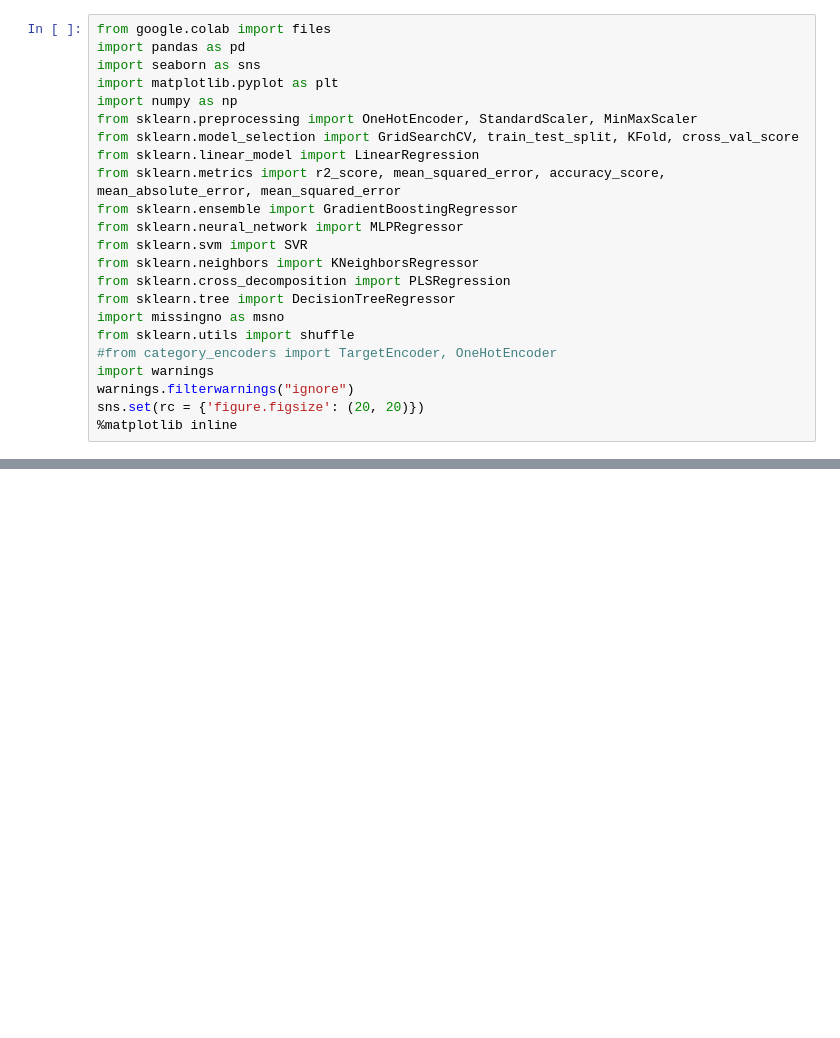
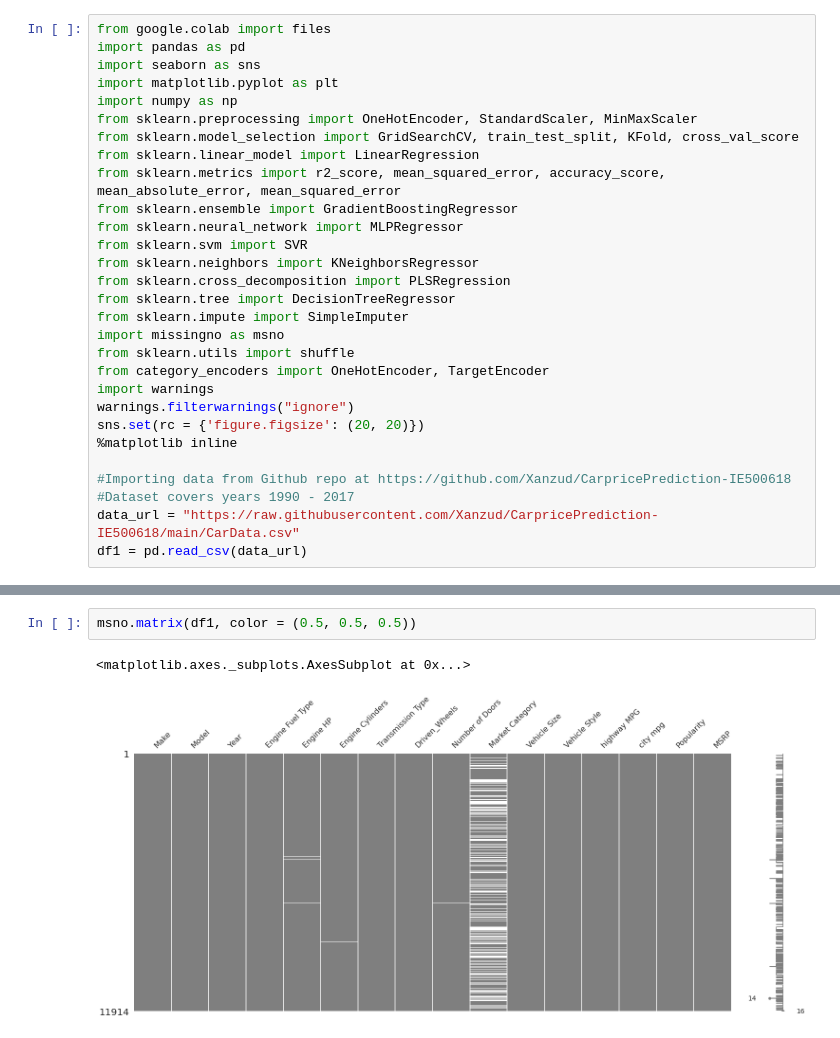
Before and after one commit to Xanzud/CarpricePrediction-IE500618, a Jupyter notebook: CarPricePrediction.ipynb, the cells around one changed output, grey strips where cells are left out. Drawn from its saved outputs; the diff is of its cells as text; blank space fills up the shorter version.

```diff
--- a/CarPricePrediction.ipynb
+++ b/CarPricePrediction.ipynb
@@ -20,11 +38,17 @@ from sklearn.svm import SVR
 from sklearn.neighbors import KNeighborsRegressor
 from sklearn.cross_decomposition import PLSRegression
 from sklearn.tree import DecisionTreeRegressor
+from sklearn.impute import SimpleImputer
 import missingno as msno
 from sklearn.utils import shuffle
-#from category_encoders import TargetEncoder, OneHotEncoder
+from category_encoders import OneHotEncoder, TargetEncoder
 import warnings
 warnings.filterwarnings("ignore")
 sns.set(rc = {'figure.figsize': (20, 20)})
 %matplotlib inline
+
+#Importing data from Github repo at https://github.com/Xanzud/CarpricePrediction-IE500618
+#Dataset covers years 1990 - 2017
+data_url = "https://raw.githubusercontent.com/Xanzud/CarpricePrediction-IE500618/main/CarData.csv"
+df1 = pd.read_csv(data_url)
 # %% [markdown]
@@ -31,0 +77,5 @@ Exploring the data, attempting to get some usefull insight.
+# %%
+msno.matrix(df1, color = (0.5, 0.5, 0.5))
+# %% [output]
+<matplotlib.axes._subplots.AxesSubplot at 0x...>
+[figure, added]
```
Also changed, not shown: parts of 43 cells of this notebook.
